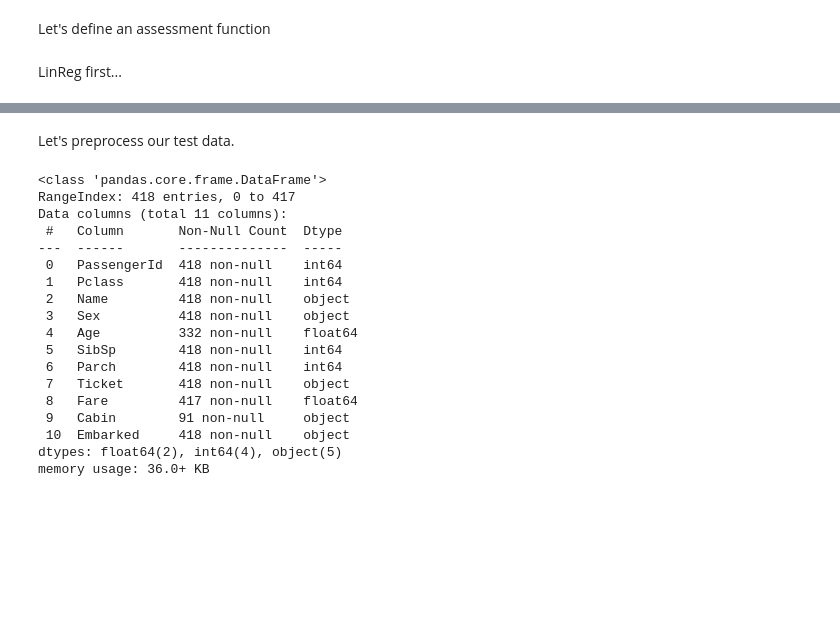
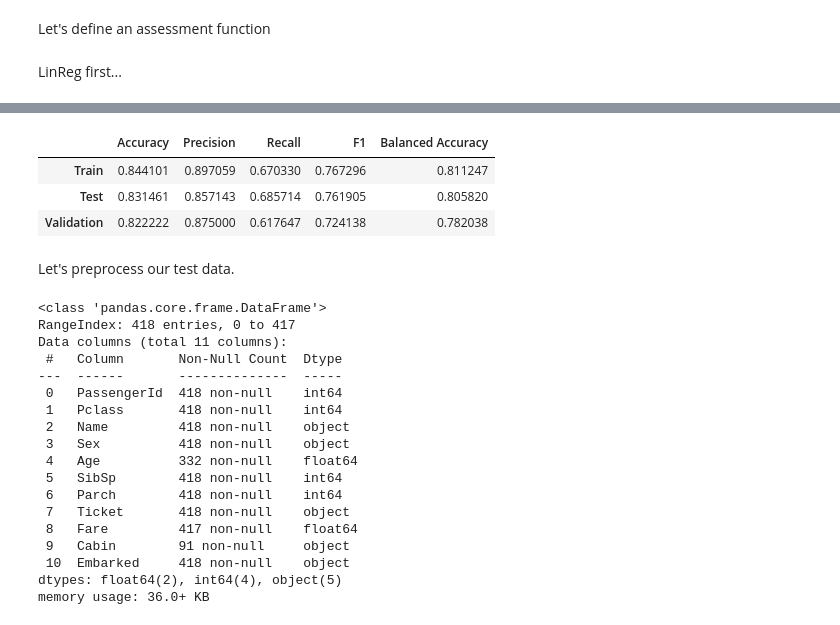
Before and after one commit to TosinPhillip/Titanic-Survival-Prediction-Challenge, a Jupyter notebook: titanic.ipynb, the cells around one changed output, grey strips where cells are left out. Cells and saved outputs as stored; diff of their text form; code cells hidden in the pictures; blank space fills up the shorter version.

```diff
--- a/titanic.ipynb
+++ b/titanic.ipynb
@@ -280,3 +292,20 @@ assess(etc)
+# %%
+import time
+rfc = RandomForestClassifier(
+    n_estimators=70,
+    max_depth=4,
+    min_samples_split=3,
+    oob_score=True,
+    n_jobs=-1
+)
+
+rfc.fit(X_train, y_train)
+assess(rfc)
+# %% [output]
+|  | Accuracy | Precision | Recall | F1 | Balanced Accuracy |
+| Train | 0.844101 | 0.897059 | 0.670330 | 0.767296 | 0.811247 |
+| Test | 0.831461 | 0.857143 | 0.685714 | 0.761905 | 0.805820 |
+| Validation | 0.822222 | 0.875000 | 0.617647 | 0.724138 | 0.782038 |
 # %% [markdown]
 Let's preprocess our test data.
 # %%
```
Also changed, not shown: parts of 7 cells of this notebook, 1 other file.
